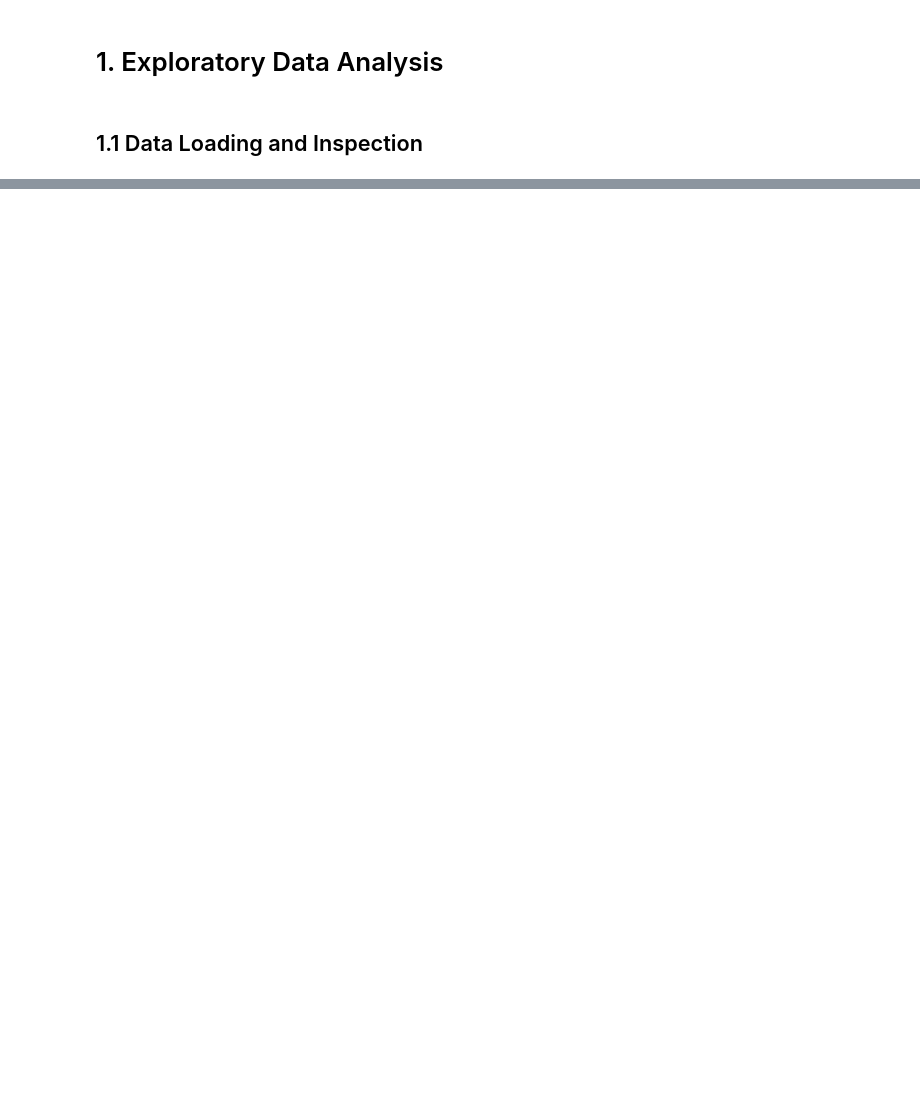
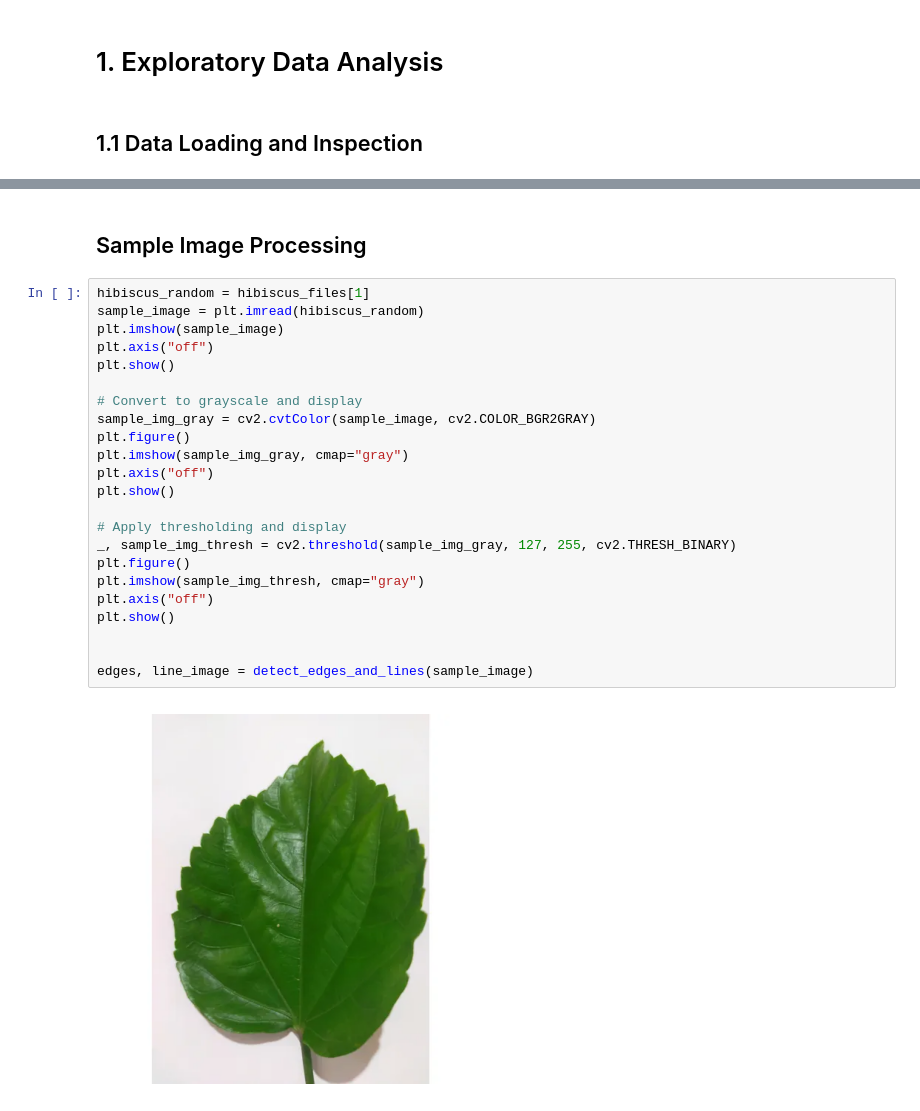
Before and after one commit to mkmksto/ai221_final_project, a Jupyter notebook: notebooks/quinto_test_1.ipynb, the cells around one changed output, grey strips where cells are left out. Cells and saved outputs as stored; diff of their text form; blank space fills up the shorter version.

```diff
--- a/notebooks/quinto_test_1.ipynb
+++ b/notebooks/quinto_test_1.ipynb
@@ -57,0 +119,27 @@ Hello World from `src/utils_nn.py`
+# %% [markdown]
+## Sample Image Processing
+# %%
+hibiscus_random = hibiscus_files[1]
+sample_image = plt.imread(hibiscus_random)
+plt.imshow(sample_image)
+plt.axis("off")
+plt.show()
+
+# Convert to grayscale and display
+sample_img_gray = cv2.cvtColor(sample_image, cv2.COLOR_BGR2GRAY)
+plt.figure()
+plt.imshow(sample_img_gray, cmap="gray")
+plt.axis("off")
+plt.show()
+
+# Apply thresholding and display
+_, sample_img_thresh = cv2.threshold(sample_img_gray, 127, 255, cv2.THRESH_BINARY)
+plt.figure()
+plt.imshow(sample_img_thresh, cmap="gray")
+plt.axis("off")
+plt.show()
+
+
+edges, line_image = detect_edges_and_lines(sample_image)
+# %% [output]
+[figure, added]
```
Also changed, not shown: parts of 10 cells of this notebook, 3 other files.
